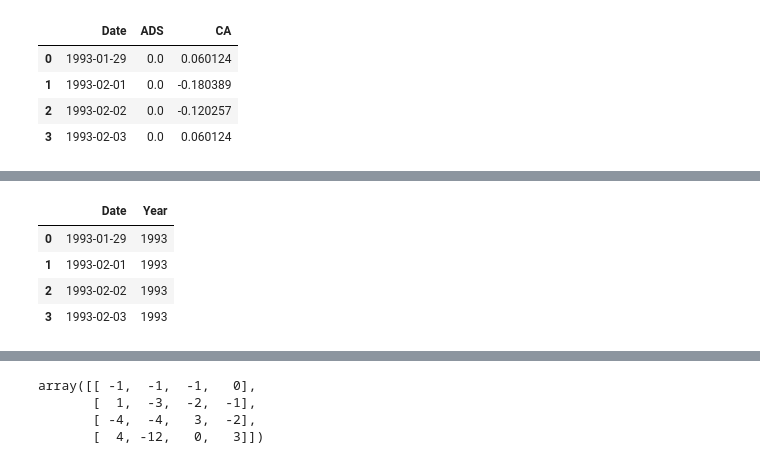
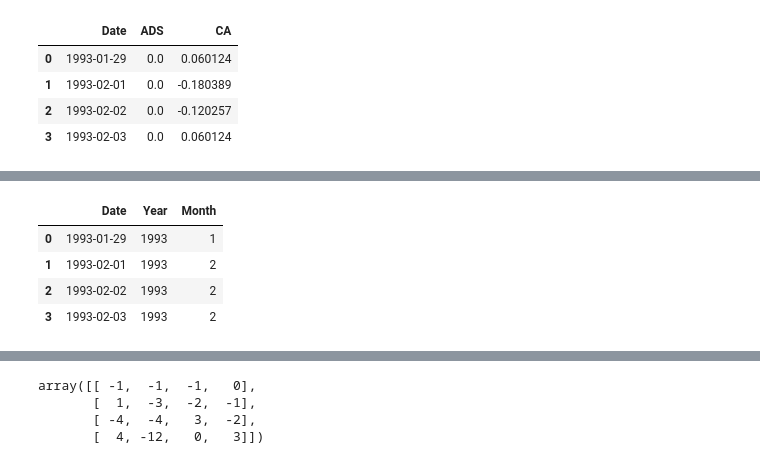
Before and after one commit to lyonsja-mathematics/My_Tutorials, a Jupyter notebook: Hello World.ipynb, the cells around one changed output, grey strips where cells are left out. Saved outputs shown, nothing was run; the diff lists cells and outputs as text; code cells hidden in the pictures.

```diff
--- a/Hello World.ipynb
+++ b/Hello World.ipynb
@@ -75,0 +338,4 @@ sp500_px=sp500_px.rename({"Unnamed: 0":"Date"}, axis="columns")
+# %%
+# Import a data frame from a csv on github
+url1="https://github.com/gedeck/practical-statistics-for-data-scientists/blob/master/data/sp500_data.csv.gz?raw=True"
+sp500_px=pd.read_csv(url1, compression="gzip")
@@ -94,13 +373,15 @@ sp500_px[["Date","ADS","CA"]][0:4]
 # %%
 # Convert Date to a datetime object
-sp500_px.Date=pandas.to_datetime(sp500_px.Date)
+import datetime
+sp500_px.Date=pd.to_datetime(sp500_px.Date)
 # %%
 # Create a new column for Year
 sp500_px["Year"]=sp500_px.Date.dt.year
-sp500_px[0:4][["Date","Year"]]
+sp500_px["Month"]=sp500_px.Date.dt.month
+sp500_px[0:4][["Date","Year","Month"]]
 # %% [output]
-|  | Date | Year |
-| 0 | 1993-01-29 | 1993 |
-| 1 | 1993-02-01 | 1993 |
-| 2 | 1993-02-02 | 1993 |
-| 3 | 1993-02-03 | 1993 |
+|  | Date | Year | Month |
+| 0 | 1993-01-29 | 1993 | 1 |
+| 1 | 1993-02-01 | 1993 | 2 |
+| 2 | 1993-02-02 | 1993 | 2 |
+| 3 | 1993-02-03 | 1993 | 2 |
```
Also changed, not shown: parts of 98 cells of this notebook.
